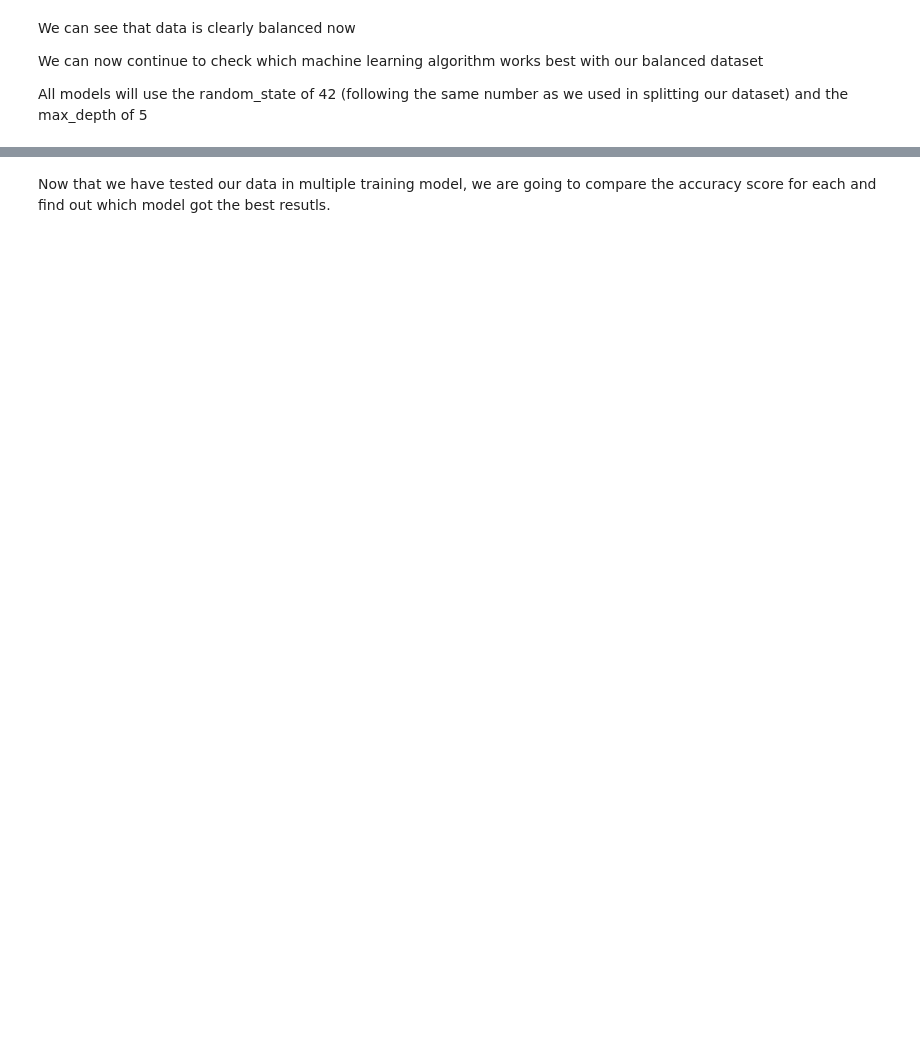
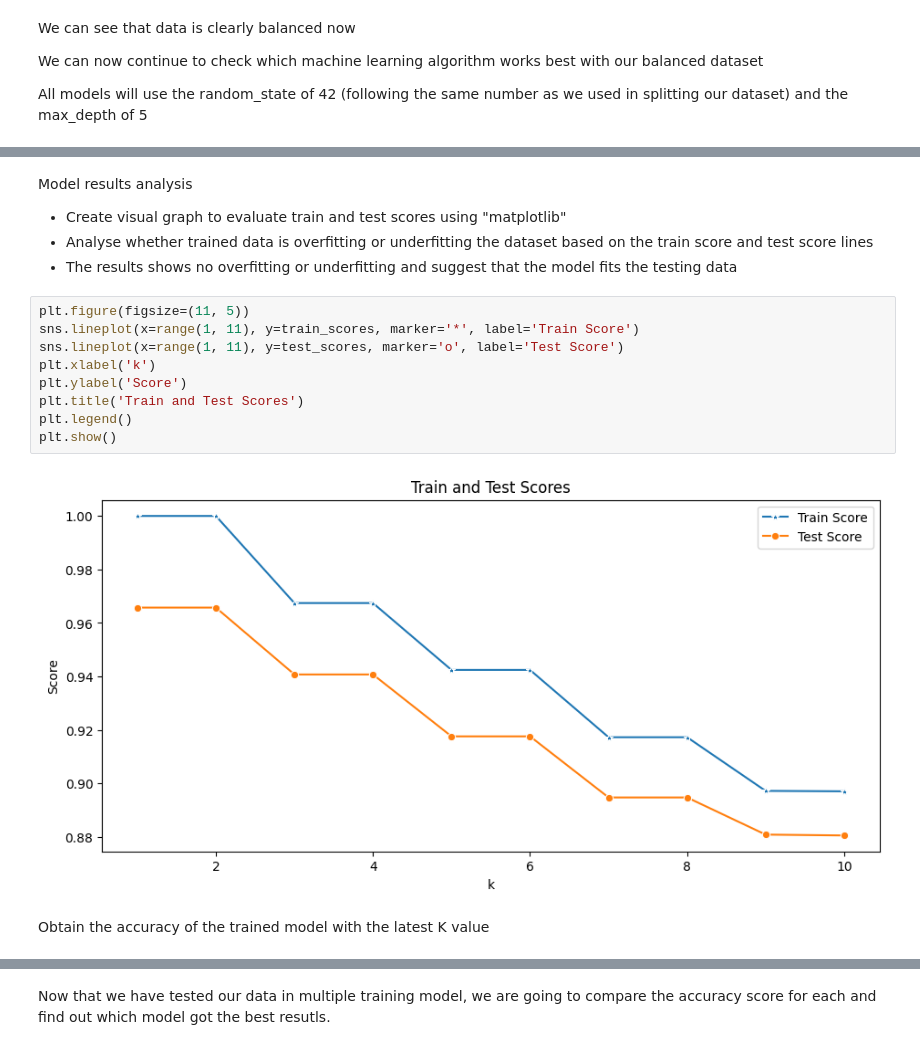
Before and after one commit to Kairos5106/stroke-predictor-machine-learning, a Jupyter notebook: stroke_prediction.ipynb, the cells around one changed output, grey strips where cells are left out. Drawn from its saved outputs; the diff is of its cells as text; blank space fills up the shorter version.

```diff
--- a/stroke_prediction.ipynb
+++ b/stroke_prediction.ipynb
@@ -738,0 +646,18 @@ Accuracy : 80.04694835680752
+# %% [markdown]
+Model results analysis
+- Create visual graph to evaluate train and test scores using "matplotlib"
+- Analyse whether trained data is overfitting or underfitting the dataset based on the train score and test score lines
+- The results shows no overfitting or underfitting and suggest that the model fits the testing data
+# %%
+plt.figure(figsize=(11, 5))
+sns.lineplot(x=range(1, 11), y=train_scores, marker='*', label='Train Score')
+sns.lineplot(x=range(1, 11), y=test_scores, marker='o', label='Test Score')
+plt.xlabel('k')
+plt.ylabel('Score')
+plt.title('Train and Test Scores')
+plt.legend()
+plt.show()
+# %% [output]
+[figure, added]
+# %% [markdown]
+Obtain the accuracy of the trained model with the latest K value
```
Also changed, not shown: parts of 43 cells of this notebook.
